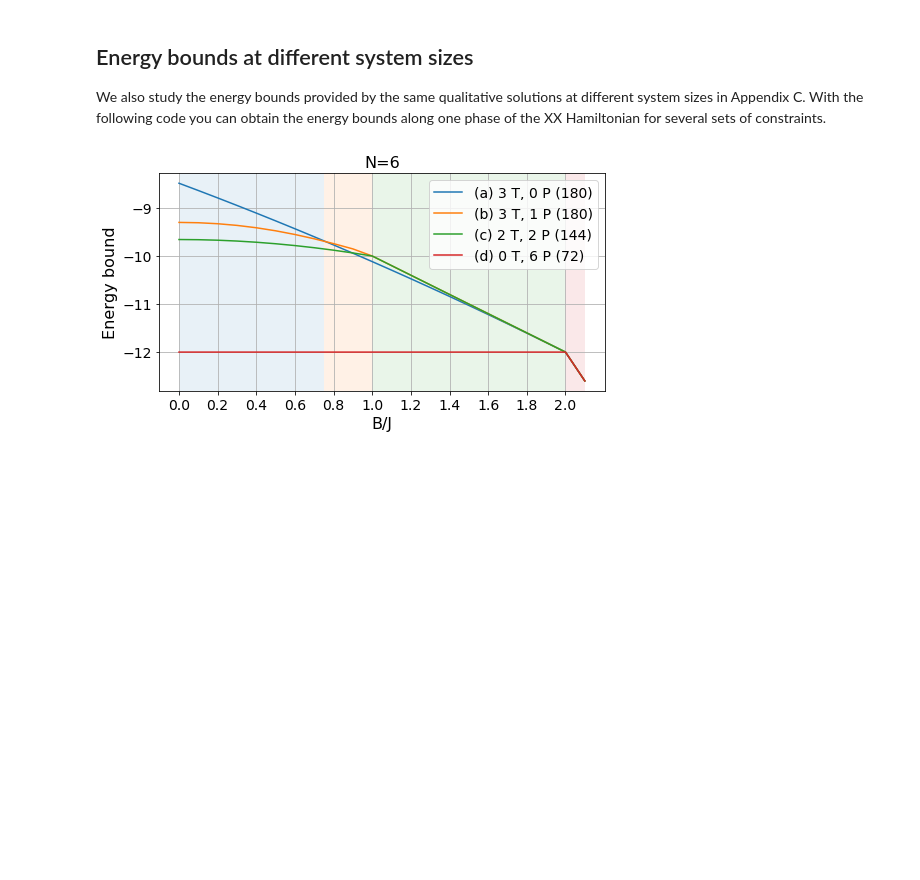
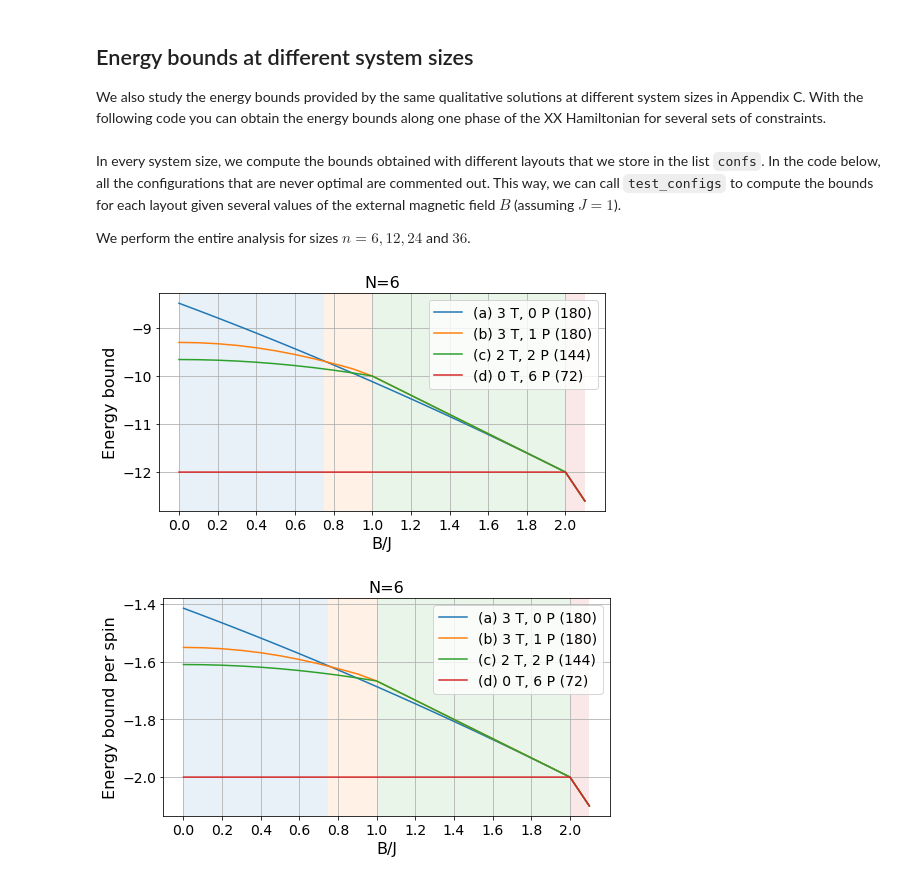
Before and after one commit to BorjaRequena/bounce, a Jupyter notebook: examples/04_plots.ipynb, the cells around one changed output. Drawn from its saved outputs; the diff is of its cells as text; code cells hidden in the pictures; blank space fills up the shorter version.

```diff
--- a/examples/04_plots.ipynb
+++ b/examples/04_plots.ipynb
@@ -237,7 +243,7 @@ def test_configs(confs, N, Bs):
         energies.append(c_energies)
     return np.array(energies), np.array(c_params), c_layouts
 
-def plot_tests(energies, params, labels, Bs, figsize=(8, 4), fontsize=16, labelsize=14):
+def plot_tests(energies, params, labels, Bs, norm=False, figsize=(8, 4), fontsize=16, labelsize=14):
     plt.figure(figsize=figsize)
     for energy, params, label in zip(energies.T, params, labels):
         plt.plot(Bs, energy, label=label+f" ({params})")
@@ -245,7 +251,7 @@ def plot_tests(energies, params, labels, Bs, figsize=(8, 4), fontsize=16, labels
     plt.legend(fontsize=labelsize)
     plt.xticks(Bs[::2])
     plt.xlabel("B/J", fontsize=fontsize)
-    plt.ylabel("Energy bound", fontsize=fontsize)
+    plt.ylabel("Energy bound per spin" if norm else "Energy bound", fontsize=fontsize)
     plt.tick_params(labelsize=labelsize)
     plt.axvspan(0, 0.75, facecolor='C0', alpha=0.1)
     plt.axvspan(0.75, 1., facecolor='C1', alpha=0.1)
@@ -260,8 +266,12 @@ def save_tests(energies, params, layouts, N):
 def load_tests(N):
     save_path = Path(f"../benchmarks/test_{N}.pkl")
     with open(save_path, 'rb') as f:
-        energies, params, labels = pickle.load(f)
+        energies, params, layouts = pickle.load(f)
     return energies, params, layouts
+# %% [markdown]
+In every system size, we compute the bounds obtained with different layouts that we store in the list `confs`. In the code below, all the configurations that are never optimal are commented out. This way, we can call `test_configs` to compute the bounds for each layout given several values of the external magnetic field $B$ (assuming $J=1$).
+
+We perform the entire analysis for sizes $n=6, 12, 24$ and $36$.
 # %%
 N = 6
 confs = [np.arange(0, N, 2)+N,
@@ -273,13 +283,23 @@ Bs = np.arange(0, 2.2, 0.1)
 
 energies_6, params_6, layouts_6 = test_configs(confs, N, Bs)
 save_tests(energies_6, params_6, layouts_6, N)
+# %%
+# Load previous results
+Bs = np.arange(0, 2.2, 0.1)
+energies_6, params_6, layouts_6 = load_tests(6)
 # %%
 labels = ['(a) 3 T, 0 P', '(b) 3 T, 1 P', '(c) 2 T, 2 P', '(d) 0 T, 6 P']
+# Absolute bounds
 plot_tests(energies_6, params_6, labels, Bs)
 plt.title("N=6", fontsize=16);
 plt.savefig("../figures/pattern_test_N6.pdf", bbox_inches="tight")
+# Normalized bounds
+plot_tests(energies_6/6, params_6, labels, Bs, norm=True)
+plt.title("N=6", fontsize=16);
+plt.savefig("../figures/pattern_test_N6_norm.pdf", bbox_inches="tight")
 # %% [output]
 [figure]
+[figure, added]
 # %%
 N = 12
 confs = [np.arange(0, N, 2)+N,
```
Also changed, not shown: parts of 20 cells of this notebook, 27 other files.
